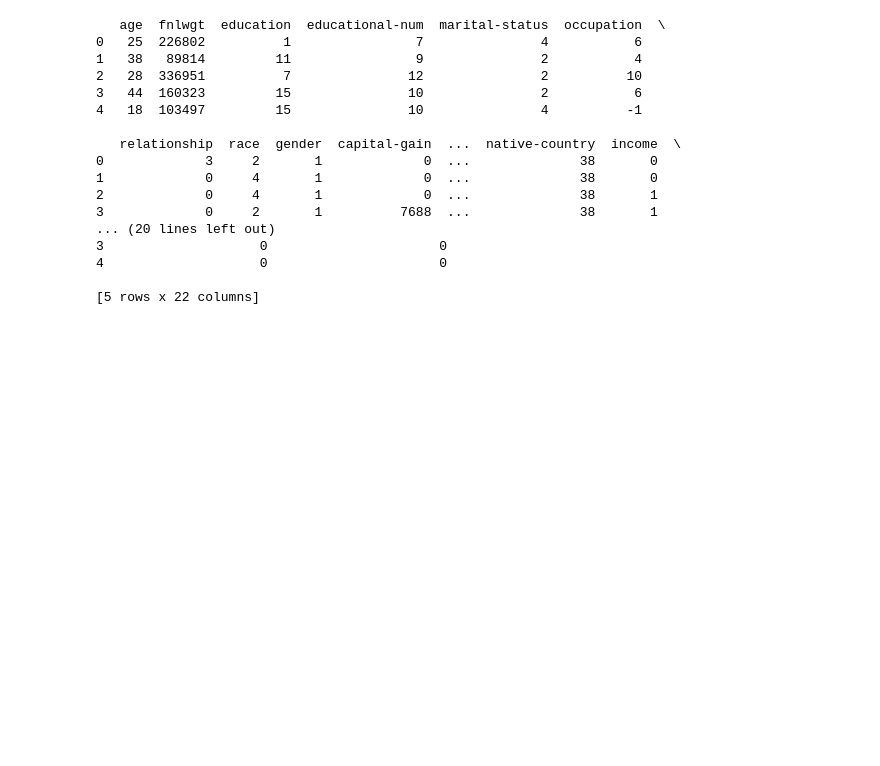
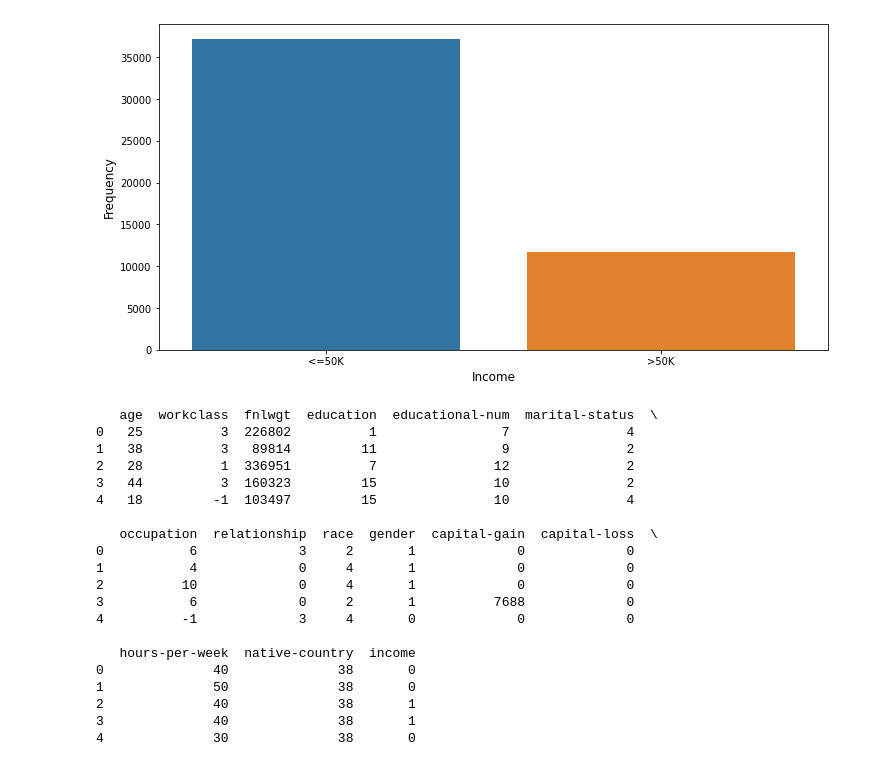
Before and after one commit to randyll/cap5610, a Jupyter notebook: Project/Census_data_classification.ipynb, the cells around one changed output. Drawn from its saved outputs; the diff is of its cells as text; code cells hidden in the pictures; blank space fills up the shorter version.

```diff
--- a/Project/Census_data_classification.ipynb
+++ b/Project/Census_data_classification.ipynb
@@ -2,0 +5,18 @@ Data Processing
+# %%
+import pandas as pd
+from pandas_profiling import ProfileReport
+import matplotlib.pyplot as plt
+%matplotlib inline
+import numpy as np
+from sklearn.linear_model import LogisticRegression
+from sklearn.metrics import classification_report, confusion_matrix,accuracy_score
+from sklearn.model_selection import train_test_split
+import seaborn as sns
+from sklearn.datasets import make_hastie_10_2
+from sklearn.ensemble import GradientBoostingClassifier
+from sklearn.inspection import PartialDependenceDisplay
+from sklearn.metrics import plot_confusion_matrix
+from sklearn.svm import SVC
+from sklearn.ensemble import RandomForestClassifier
+
+census_data = pd.read_csv ('adult.csv')   #read the csv file (put 'r' before the path string to address any special characters in the path, such as '\'). Don't forget to put the file name at the end of the path + ".csv"
@@ -3,23 +37,20 @@ Data Processing
+# %%
+plt.figure(figsize =(12,6));
+sns.countplot(x = 'income', data = census_data);
+plt.xlabel("Income",fontsize = 12);
+plt.ylabel("Frequency",fontsize = 12);
+# %% [output]
+[figure, added]
 # %%
-import pandas as pd
-import matplotlib.pyplot as plt
-import numpy as np
-from sklearn.linear_model import LogisticRegression
-from sklearn.metrics import classification_report, confusion_matrix
-from sklearn.model_selection import train_test_split
-
-census_data = pd.read_csv (r'adult.csv')   #read the csv file (put 'r' before the path string to address any special characters in the path, such as '\'). Don't forget to put the file name at the end of the path + ".csv"
-
-
-
 
 census_data['income'] = census_data['income'].apply(lambda x: 0 if x == '<=50K' else (1 if x == '>50K' else -1))
 
 #print(census_data)
 
 census_data_onehot = census_data.copy()
-census_data_onehot = pd.get_dummies(census_data_onehot, columns=['workclass'], prefix = ['workclass'])
-
+#census_data_onehot = pd.get_dummies(census_data_onehot, columns=['workclass'], prefix = ['workclass'])
+census_data_onehot['workclass'] = census_data_onehot['workclass'].astype('category')
+census_data_onehot['workclass'] = census_data_onehot['workclass'].cat.codes
 #print(census_data_onehot.head())
 
 census_data_onehot['gender'] = census_data_onehot['gender'].astype('category')
@@ -44,24 +75,31 @@ census_data_onehot['native-country'] = census_data_onehot['native-country'].asty
 census_data_onehot['native-country'] = census_data_onehot['native-country'].cat.codes
 
 print(census_data_onehot.head())
+
+profile = ProfileReport(census_data_onehot, title="Pandas")
+
+profile.to_file(output_file="Adults_EDA_updated.html")
 # %% [output]
-   age  fnlwgt  education  educational-num  marital-status  occupation  \
-0   25  226802          1                7               4           6
-1   38   89814         11                9               2           4
-2   28  336951          7               12               2          10
-3   44  160323         15               10               2           6
-4   18  103497         15               10               4          -1
+   age  workclass  fnlwgt  education  educational-num  marital-status  \
+0   25          3  226802          1                7               4
+1   38          3   89814         11                9               2
+2   28          1  336951          7               12               2
+3   44          3  160323         15               10               2
+4   18         -1  103497         15               10               4
 
-   relationship  race  gender  capital-gain  ...  native-country  income  \
-0             3     2       1             0  ...              38       0
-1             0     4       1             0  ...              38       0
-2             0     4       1             0  ...              38       1
-3             0     2       1          7688  ...              38       1
-... (20 lines left out)
-3                    0                      0
-4                    0                      0
+   occupation  relationship  race  gender  capital-gain  capital-loss  \
+0           6             3     2       1             0             0
+1           4             0     4       1             0             0
+2          10             0     4       1             0             0
+3           6             0     2       1          7688             0
+4          -1             3     4       0             0             0
 
-[5 rows x 22 columns]
+   hours-per-week  native-country  income
+0              40              38       0
+1              50              38       0
+2              40              38       1
+3              40              38       1
+4              30              38       0
 # %%
 
 model = LogisticRegression(solver='liblinear', random_state=0)
```
Also changed, not shown: parts of 13 cells of this notebook, 12 other files.
